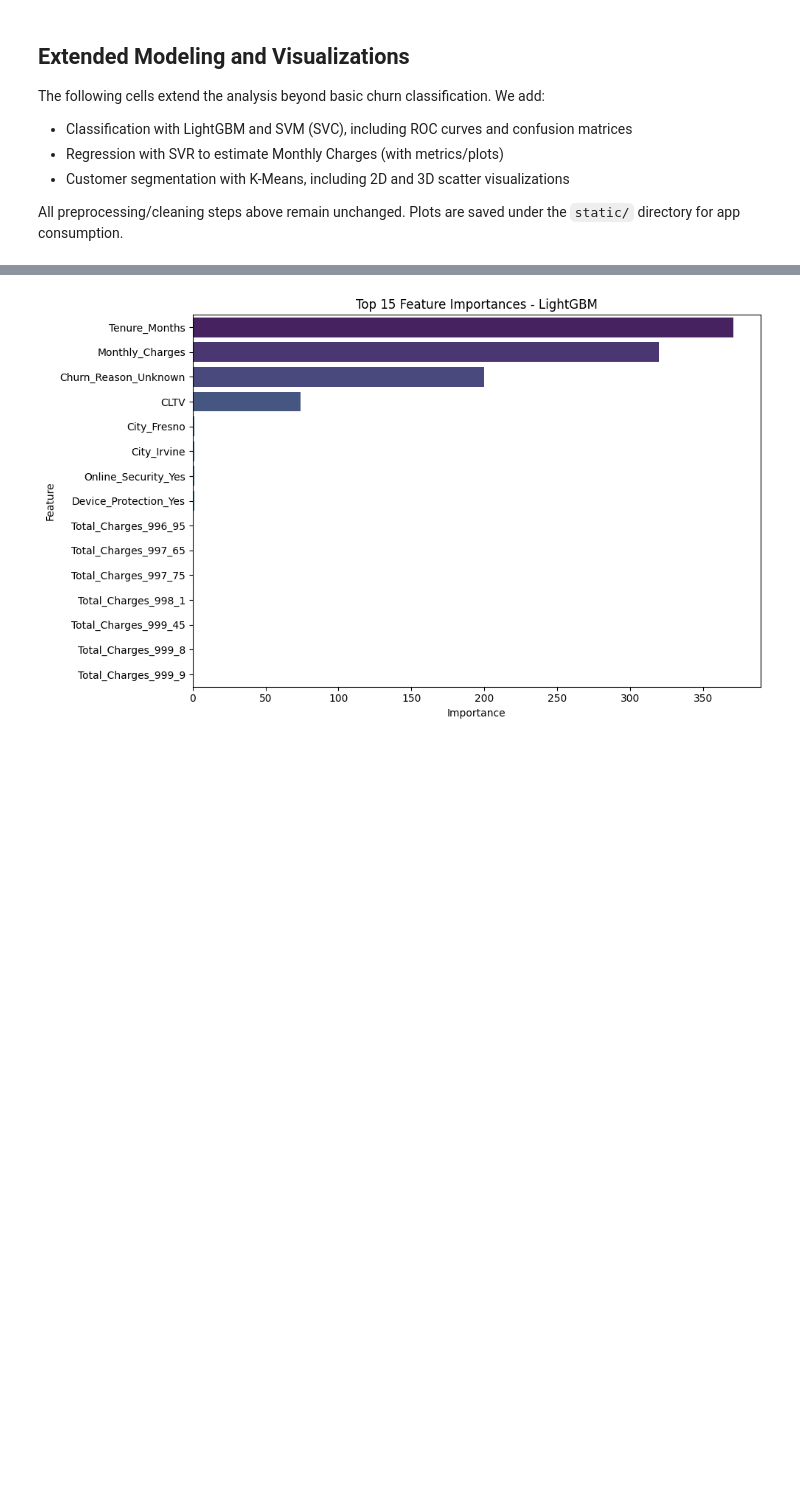
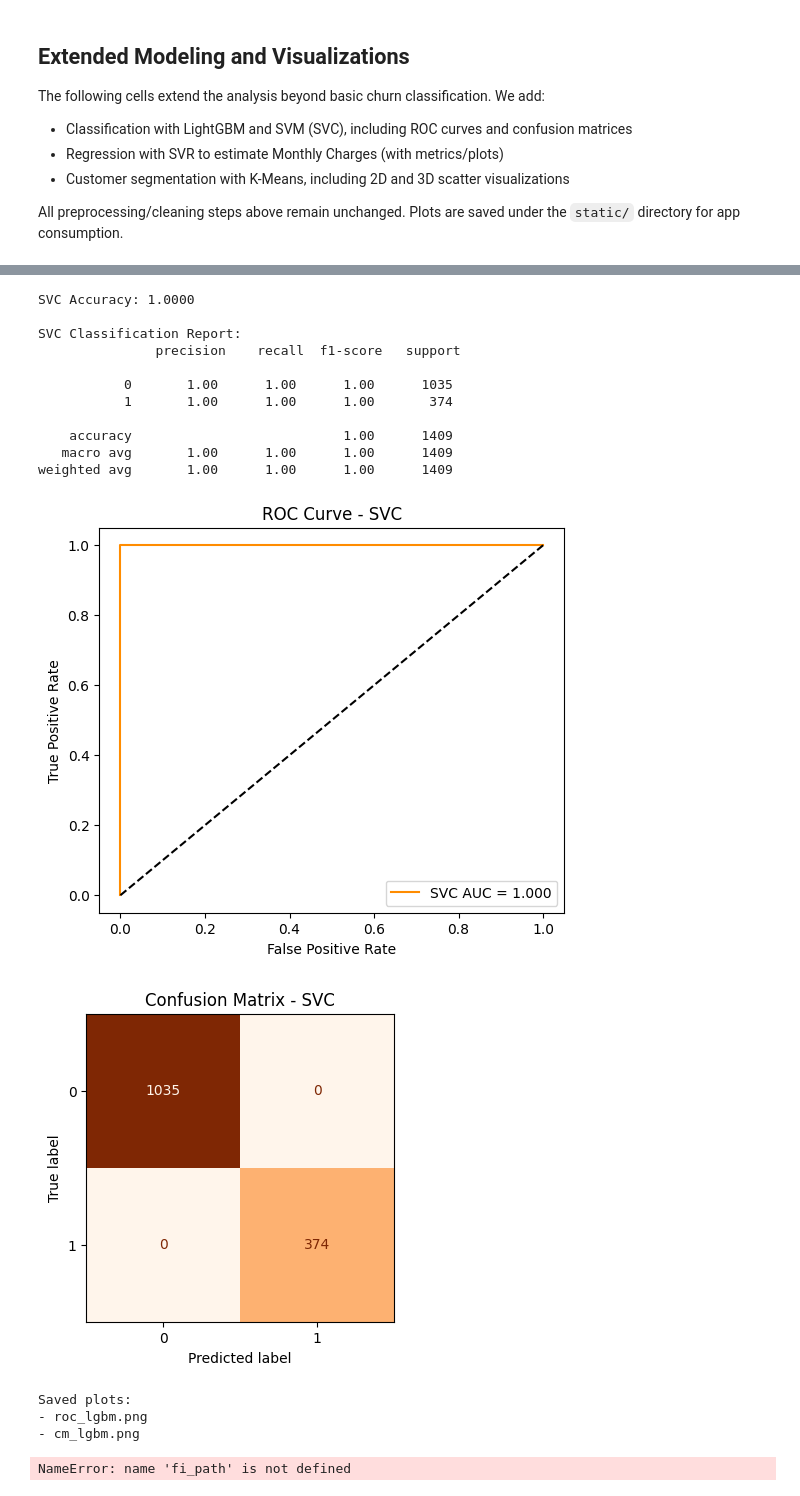
Before and after one commit to Rutvij2612/RetainIQ, a Jupyter notebook: ECom_Churn_Analysis.ipynb, the cells around one changed output, grey strips where cells are left out. Cells and saved outputs as stored; diff of their text form; code cells hidden in the pictures; blank space fills up the shorter version.

Commit message:
Enhanced Analysis Report

```diff
--- a/ECom_Churn_Analysis.ipynb
+++ b/ECom_Churn_Analysis.ipynb
@@ -518,18 +496,7 @@ cm_lgbm_path = os.path.join(static_dir, 'cm_lgbm.png')
 plt.savefig(cm_lgbm_path, bbox_inches='tight')
 plt.show()
 
-# Feature Importance (Top 15)
-fi_series = pd.Series(lgbm_clf.feature_importances_, index=X_train_c2.columns).sort_values(ascending=False)
-fi_top15 = fi_series.head(15)
-plt.figure(figsize=(10,6))
-sns.barplot(x=fi_top15.values, y=fi_top15.index, palette='viridis')
-plt.title('Top 15 Feature Importances - LightGBM')
-plt.xlabel('Importance')
-plt.ylabel('Feature')
-fi_path = os.path.join(static_dir, 'feature_importance_lgbm.png')
-plt.tight_layout()
-plt.savefig(fi_path, bbox_inches='tight')
-plt.show()
+
 
 # 2) SVC with probability for ROC
 svc = SVC(C=1.0, kernel='rbf', probability=True, random_state=42)
@@ -576,32 +543,48 @@ analysis_metrics = {
         'lgbm': {
             'accuracy': float(acc_lgbm),
             'roc_auc': float(roc_auc_lgbm)
         },
         'svc': {
             'accuracy': float(acc_svc),
             'roc_auc': float(roc_auc_svc)
         }
     }
 }
 metrics_path = os.path.join(os.getcwd(), 'models', 'analysis_metrics.json')
 os.makedirs(os.path.dirname(metrics_path), exist_ok=True)
 import json
 with open(metrics_path, 'w') as f:
     json.dump(analysis_metrics, f, indent=2)
 print('Saved metrics:', metrics_path)
 # %% [output]
 LightGBM Accuracy: 1.0000
 
 LightGBM Classification Report:
                precision    recall  f1-score   support
 
            0       1.00      1.00      1.00      1035
            1       1.00      1.00      1.00       374
 
     accuracy                           1.00      1409
    macro avg       1.00      1.00      1.00      1409
 weighted avg       1.00      1.00      1.00      1409
 [figure]
 [figure]
+SVC Accuracy: 1.0000
+
+SVC Classification Report:
+               precision    recall  f1-score   support
+
+           0       1.00      1.00      1.00      1035
+           1       1.00      1.00      1.00       374
+
+    accuracy                           1.00      1409
+   macro avg       1.00      1.00      1.00      1409
+weighted avg       1.00      1.00      1.00      1409
-[figure, old version]
+[figure, new version]
+[figure, added]
+Saved plots:
+- roc_lgbm.png
+- cm_lgbm.png
+NameError: name 'fi_path' is not defined
 # %%
```
Also changed, not shown: parts of 7 cells of this notebook, 8 other files.
